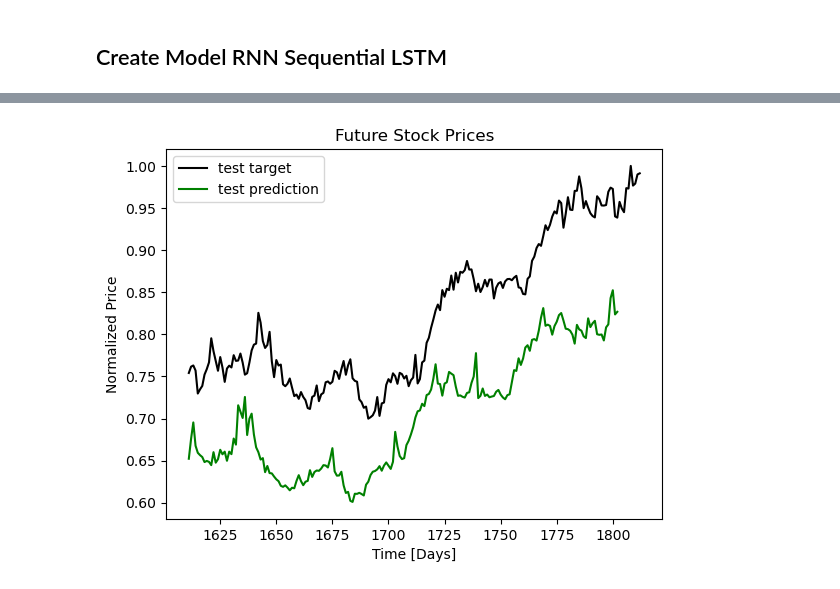
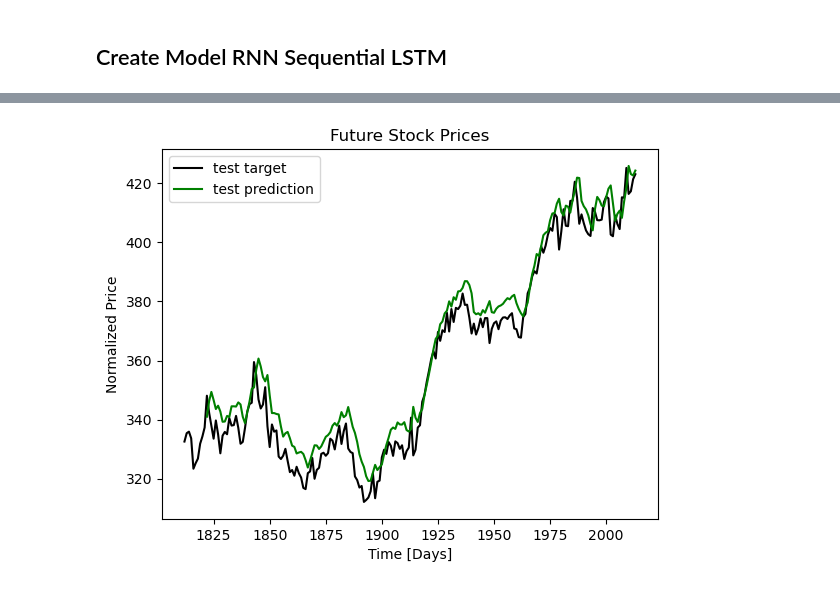
Before and after one commit to AndreiDebreceni/ai-stock-prediction, a Jupyter notebook: ai-stock-prediction.ipynb, the cells around one changed output, grey strips where cells are left out. Saved outputs shown, nothing was run; the diff lists cells and outputs as text; code cells hidden in the pictures.

Commit message:
Removed Volume column when predicting and fixing actual vs predicted plot

```diff
--- a/ai-stock-prediction.ipynb
+++ b/ai-stock-prediction.ipynb
@@ -112,8 +114,8 @@ dataset[columns_to_normalize] = scaler.fit_transform(dataset[columns_to_normaliz
 # %% [markdown]
 Splitting the data
 # %%
-X = dataset[['Open', 'High', 'Low', 'Adj Close', 'Volume']]
-y = dataset['Close']
+X = dataset[['Open', 'High', 'Low', 'Adj Close']]
+y = dataset[['Close']]
 
 
 X_train, X_val_test, y_train, y_val_test = train_test_split(X, y, test_size=0.2, shuffle=False)
@@ -142,7 +144,7 @@ X_test_seq, y_test_seq = create_time_steps(X_test, time_steps)
 ## Create Model RNN Sequential LSTM
 # %%
 model = Sequential([
-    LSTM(units=50, activation='relu', input_shape=(time_steps , 5)),
+    LSTM(units=50, activation='relu', input_shape=(time_steps , 4)),
     Dense(units=1)  # Output layer for regression task
 ])
 # %%
@@ -176,27 +178,32 @@ test_predict=model.predict(X_test_seq)
 # %%
-y_valid_original = scaler.inverse_transform(validation_prediction)
-y_test_original = scaler.inverse_transform(test_predict)
+y_valid_inversed = close_scaler.inverse_transform(validation_prediction)
+y_test_inversed = close_scaler.inverse_transform(test_predict)
+# %%
+y_test_original = close_scaler.inverse_transform(y_test)
 # %%
 import numpy as np
 import matplotlib.pyplot as plt
 
 # Assuming you have defined y_train, y_test, validation_prediction, and test_predict
 
 # Calculate the starting index for test data in the x-axis
-start_index = y_train.shape[0]
+start_index = y_train.shape[0] + y_val.shape[0]
+end_index_first_plot = start_index + y_test.shape[0]
+x_values_second_plot = np.arange(end_index_first_plot - test_predict.shape[0], end_index_first_plot)
+
 
 # Plotting
 plt.plot(np.arange(start_index, start_index + y_test.shape[0]),
-         y_test, color='black', label='test target')
+         y_test_original, color='black', label='test target')
 
-plt.plot(np.arange(start_index, start_index + test_predict.shape[0]),
-         test_predict, color='green', label='test prediction')
+plt.plot(x_values_second_plot,
+         y_test_inversed, color='green', label='test prediction')
 
 plt.title('Future Stock Prices')
 plt.xlabel('Time [Days]')
 plt.ylabel('Normalized Price')
 plt.legend(loc='best')
 
 plt.show()
 # %% [output]
-[figure, old version]
+[figure, new version]
```
Also changed, not shown: parts of 7 cells of this notebook.
